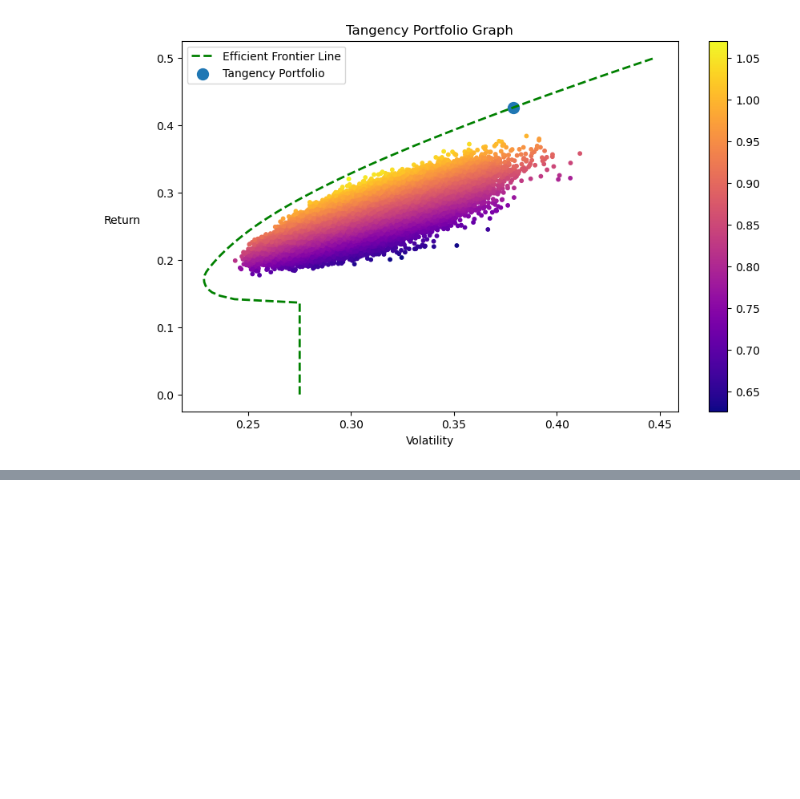
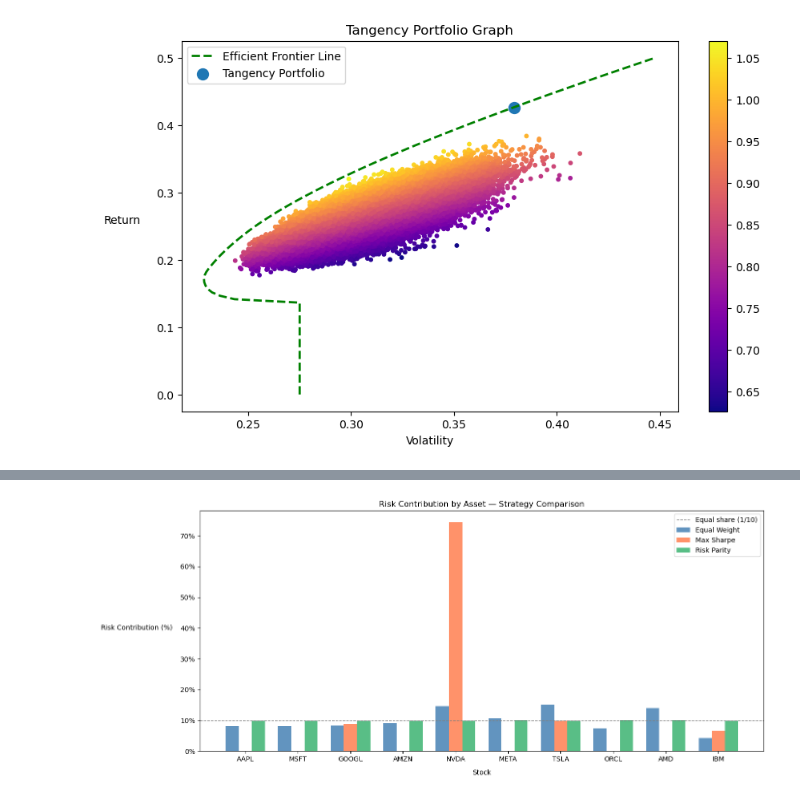
Before and after one commit to kapurohi/portfolio-analysis-top-10-tech-stocks, a Jupyter notebook: portfolio_optimization_analysis.ipynb, the cells around one changed output, grey strips where cells are left out. Cells and saved outputs as stored; diff of their text form; code cells hidden in the pictures; blank space fills up the shorter version.

```diff
--- a/portfolio_optimization_analysis.ipynb
+++ b/portfolio_optimization_analysis.ipynb
@@ -759,0 +832,20 @@ plt.show()
+# %%
+# Comparison table
+eq_weights = np.ones(n_assets_rp) / n_assets_rp
+ms_weights = opt_results.x
+
+eq_trc_pct = compute_trc_percent(eq_weights, cov_annual)
+ms_trc_pct = compute_trc_percent(ms_weights, cov_annual)
+rp_trc_pct = compute_trc_percent(rp_weights, cov_annual)
+
+eq_ret, eq_vol_val, eq_sr = get_return_vol_sr(eq_weights)
+ms_ret, ms_vol_val, ms_sr = get_return_vol_sr(ms_weights)
+
+summary_df = pd.DataFrame({
+    'Strategy':   ['Equal Weight', 'Max Sharpe', 'Risk Parity'],
+    'Return':     [eq_ret,      ms_ret,      rp_return],
+    'Volatility': [eq_vol_val,  ms_vol_val,  rp_vol],
+    'Sharpe':     [eq_sr,       ms_sr,       rp_sharpe],
+}).set_index('Strategy').round(4)
+
+summary_df
@@ -759,0 +858,25 @@ plt.show()
+# %%
+# Grouped bar: % Risk contribution by strategy
+tickers = list(stocks.columns)
+x       = np.arange(len(tickers))
+w_bar   = 0.25
+
+fig, ax = plt.subplots(figsize=(14, 6))
+ax.bar(x - w_bar, eq_trc_pct, w_bar, label='Equal Weight',  color='steelblue',       alpha=0.85)
+ax.bar(x,         ms_trc_pct, w_bar, label='Max Sharpe',    color='coral',           alpha=0.85)
+ax.bar(x + w_bar, rp_trc_pct, w_bar, label='Risk Parity',   color='mediumseagreen',  alpha=0.85)
+
+ax.axhline(1 / n_assets_rp, color='grey', linestyle='--', linewidth=1,
+           label=f'Equal share (1/{n_assets_rp})')
+
+ax.set_xticks(x)
+ax.set_xticklabels(tickers)
+ax.set_xlabel('Stock', labelpad=10)
+ax.set_ylabel('Risk Contribution (%)', rotation=0, labelpad=65)
+ax.set_title('Risk Contribution by Asset — Strategy Comparison')
+ax.yaxis.set_major_formatter(plt.FuncFormatter(lambda v, _: f'{v:.0%}'))
+ax.legend()
+plt.tight_layout()
+plt.show()
+# %% [output]
+[figure, added]
```
Also changed, not shown: parts of 10 cells of this notebook.
